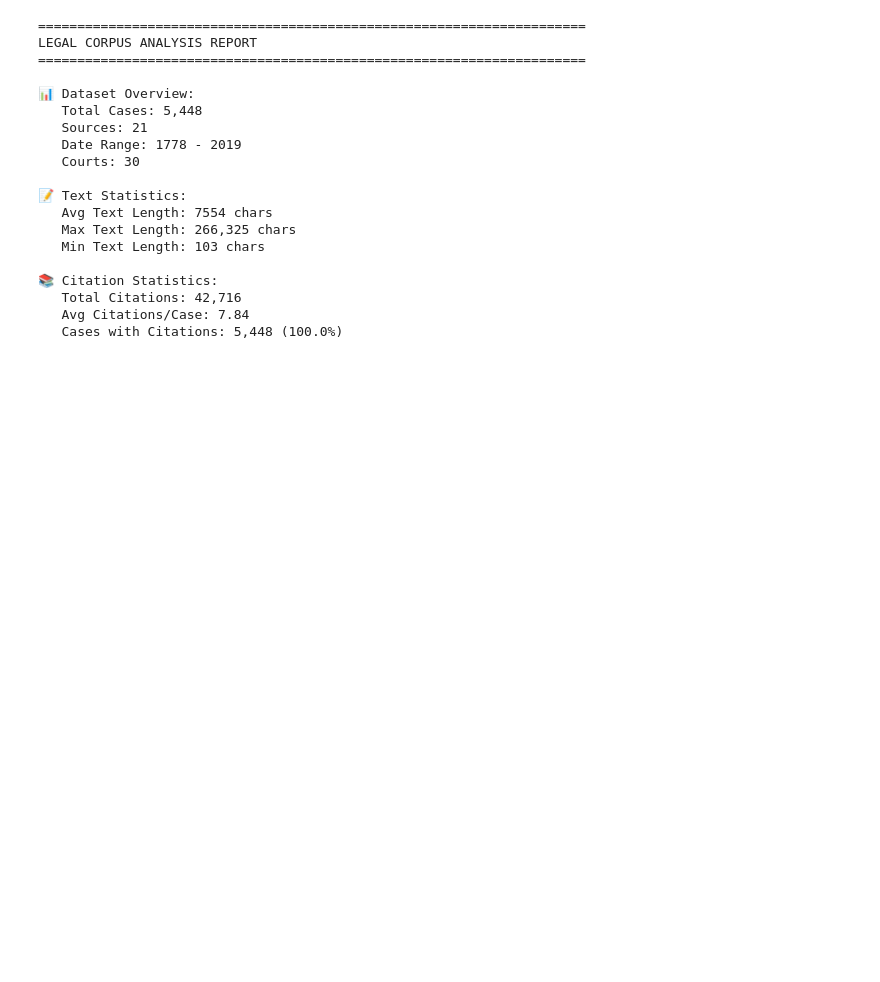
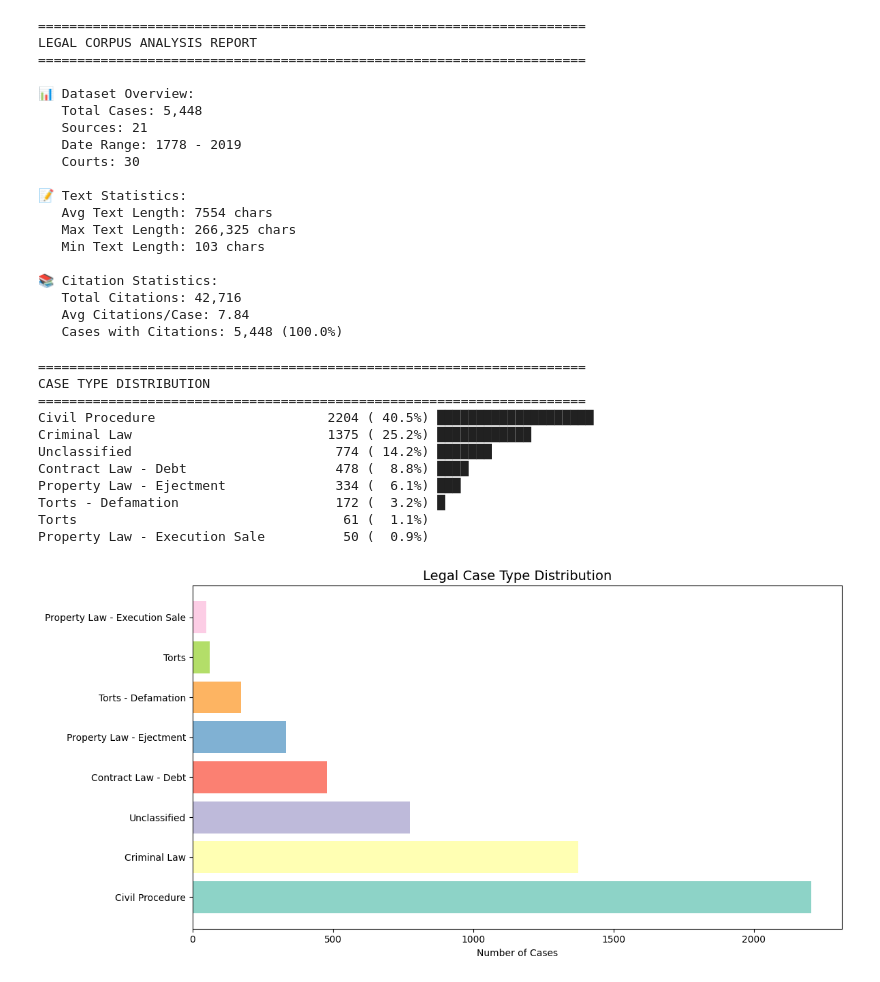
Before and after one commit to birhanumoges/legal-case-etl-nlp-pipeline, a Jupyter notebook: note_books/analysis.ipynb, the cells around one changed output. Drawn from its saved outputs; the diff is of its cells as text; code cells hidden in the pictures; blank space fills up the shorter version.

Commit message:
add codes for check case type distributions

```diff
--- a/note_books/analysis.ipynb
+++ b/note_books/analysis.ipynb
@@ -46,3 +46,38 @@ LEGAL CORPUS ANALYSIS REPORT
    Total Citations: 42,716
    Avg Citations/Case: 7.84
    Cases with Citations: 5,448 (100.0%)
+# %%
+# Case type distribution
+print("\n" + "=" * 70)
+print("CASE TYPE DISTRIBUTION")
+print("=" * 70)
+
+case_type_dist = df['Case_Type'].value_counts()
+for ct, count in case_type_dist.items():
+    pct = count/len(df)*100
+    bar = "█" * int(pct/2)
+    print(f"{ct:<35} {count:>5} ({pct:>5.1f}%) {bar}")
+
+# Visualize
+plt.figure(figsize=(12, 6))
+colors = plt.cm.Set3(range(len(case_type_dist)))
+plt.barh(range(len(case_type_dist)), case_type_dist.values, color=colors)
+plt.yticks(range(len(case_type_dist)), case_type_dist.index)
+plt.xlabel('Number of Cases')
+plt.title('Legal Case Type Distribution', fontsize=14)
+plt.tight_layout()
+plt.savefig('case_type_distribution.png', dpi=150)
+plt.show()
+# %% [output]
+======================================================================
+CASE TYPE DISTRIBUTION
+======================================================================
+Civil Procedure                      2204 ( 40.5%) ████████████████████
+Criminal Law                         1375 ( 25.2%) ████████████
+Unclassified                          774 ( 14.2%) ███████
+Contract Law - Debt                   478 (  8.8%) ████
+Property Law - Ejectment              334 (  6.1%) ███
+Torts - Defamation                    172 (  3.2%) █
+Torts                                  61 (  1.1%)
+Property Law - Execution Sale          50 (  0.9%)
+[figure, added]
```
